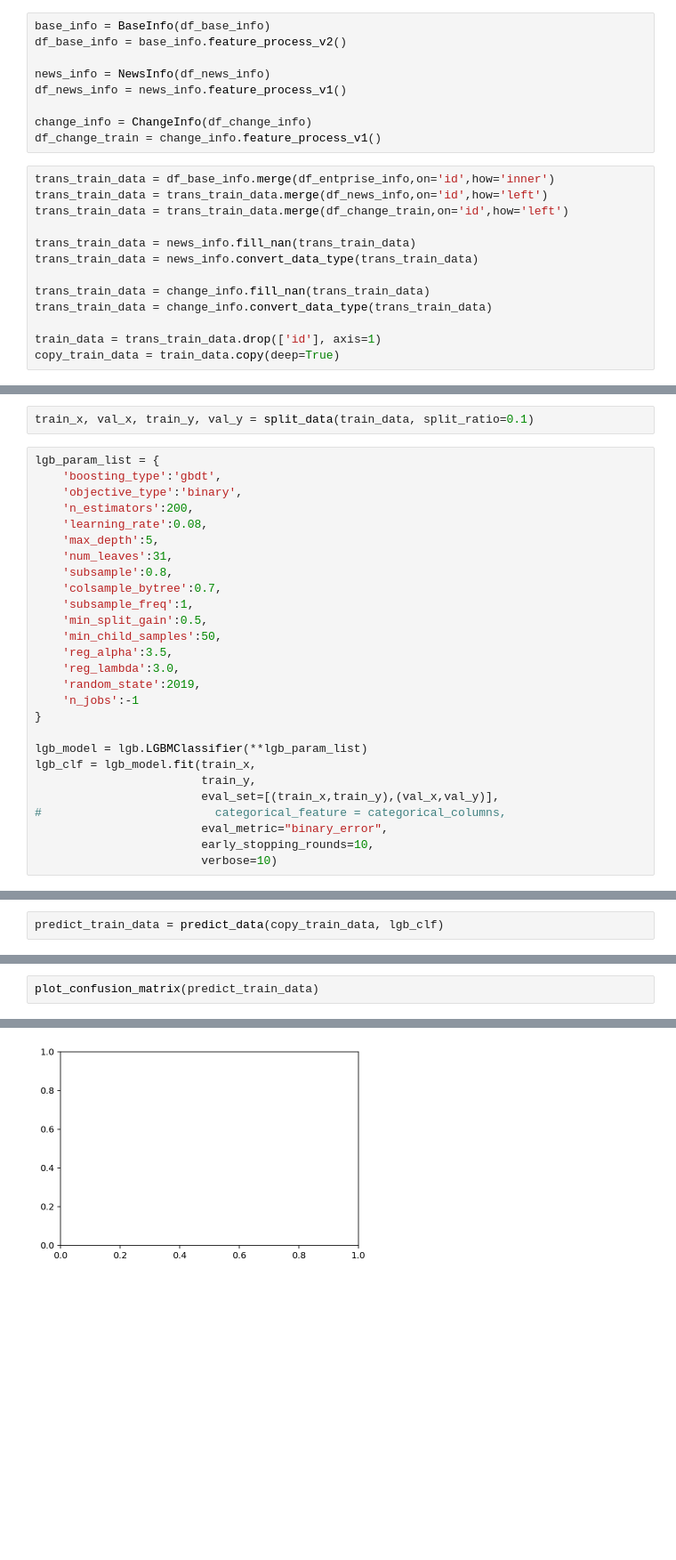
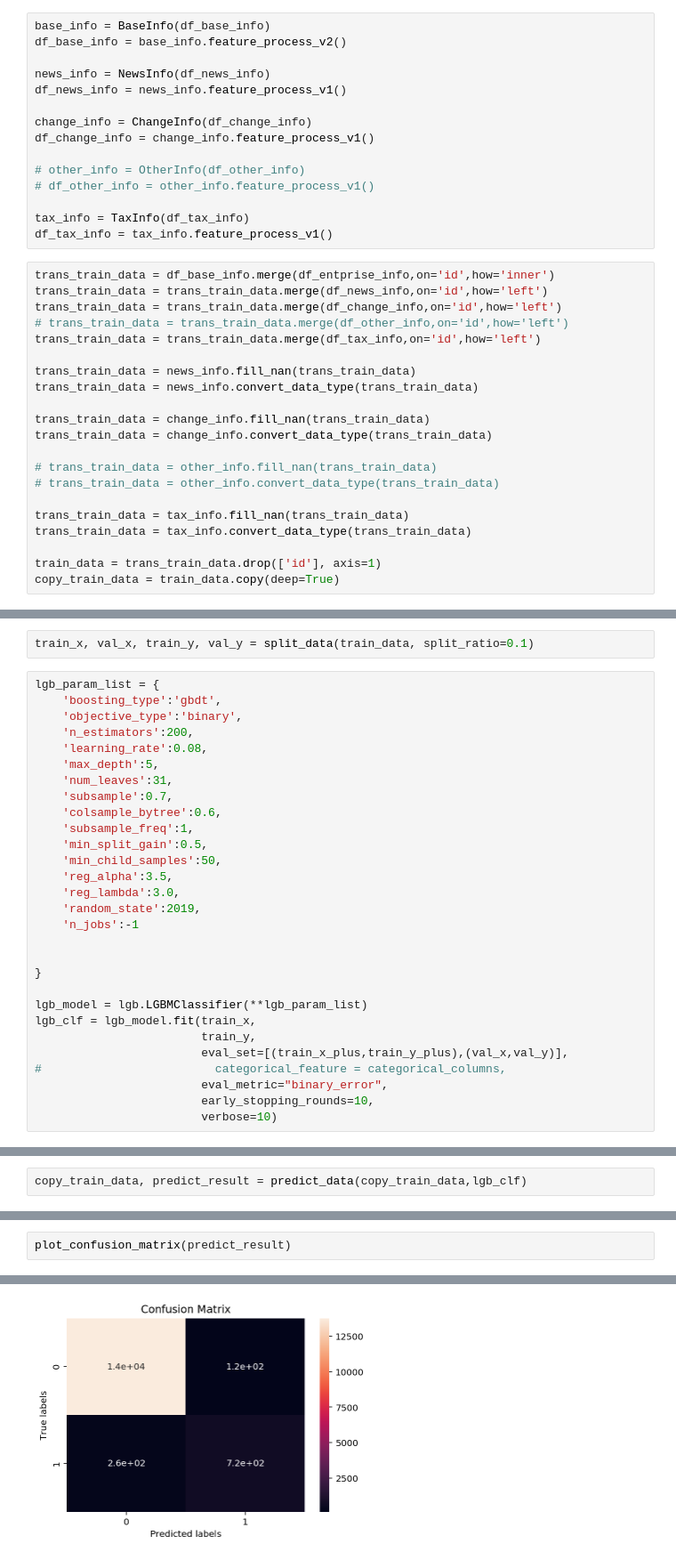
Before and after one commit to DingLuBJUT/DataMiningCompetition, a Jupyter notebook: Risk_Prediction_Of_Illegal_Fund_Raising/code/data_analysis.ipynb, the cells around one changed output, grey strips where cells are left out. Shown at 89% size. Drawn from its saved outputs; the diff is of its cells as text; blank space fills up the shorter version.

```diff
--- a/Risk_Prediction_Of_Illegal_Fund_Raising/code/data_analysis.ipynb
+++ b/Risk_Prediction_Of_Illegal_Fund_Raising/code/data_analysis.ipynb
@@ -610,11 +826,19 @@ news_info = NewsInfo(df_news_info)
 df_news_info = news_info.feature_process_v1()
 
 change_info = ChangeInfo(df_change_info)
-df_change_train = change_info.feature_process_v1()
+df_change_info = change_info.feature_process_v1()
+
+# other_info = OtherInfo(df_other_info)
+# df_other_info = other_info.feature_process_v1()
+
+tax_info = TaxInfo(df_tax_info)
+df_tax_info = tax_info.feature_process_v1()
 # %%
 trans_train_data = df_base_info.merge(df_entprise_info,on='id',how='inner')
 trans_train_data = trans_train_data.merge(df_news_info,on='id',how='left')
-trans_train_data = trans_train_data.merge(df_change_train,on='id',how='left')
+trans_train_data = trans_train_data.merge(df_change_info,on='id',how='left')
+# trans_train_data = trans_train_data.merge(df_other_info,on='id',how='left')
+trans_train_data = trans_train_data.merge(df_tax_info,on='id',how='left')
 
 trans_train_data = news_info.fill_nan(trans_train_data)
 trans_train_data = news_info.convert_data_type(trans_train_data)
@@ -622,5 +846,11 @@ trans_train_data = news_info.convert_data_type(trans_train_data)
 trans_train_data = change_info.fill_nan(trans_train_data)
 trans_train_data = change_info.convert_data_type(trans_train_data)
 
+# trans_train_data = other_info.fill_nan(trans_train_data)
+# trans_train_data = other_info.convert_data_type(trans_train_data)
+
+trans_train_data = tax_info.fill_nan(trans_train_data)
+trans_train_data = tax_info.convert_data_type(trans_train_data)
+
 train_data = trans_train_data.drop(['id'], axis=1)
 copy_train_data = train_data.copy(deep=True)
@@ -640,8 +866,8 @@ lgb_param_list = {
     'learning_rate':0.08,
     'max_depth':5,
     'num_leaves':31,
-    'subsample':0.8,
-    'colsample_bytree':0.7,
+    'subsample':0.7,
+    'colsample_bytree':0.6,
     'subsample_freq':1,
     'min_split_gain':0.5,
     'min_child_samples':50,
@@ -649,12 +875,14 @@ lgb_param_list = {
     'reg_lambda':3.0,
     'random_state':2019,
     'n_jobs':-1
+
+
 }
 
 lgb_model = lgb.LGBMClassifier(**lgb_param_list)
 lgb_clf = lgb_model.fit(train_x,
                         train_y,
-                        eval_set=[(train_x,train_y),(val_x,val_y)],
+                        eval_set=[(train_x_plus,train_y_plus),(val_x,val_y)],
 #                         categorical_feature = categorical_columns,
                         eval_metric="binary_error",
                         early_stopping_rounds=10,
@@ -697,2 +896,2 @@ data_frame = pd.concat([data_frame, pred.reset_index()], axis=1)
 # %%
-predict_train_data = predict_data(copy_train_data, lgb_clf)
+copy_train_data, predict_result = predict_data(copy_train_data,lgb_clf)
@@ -714,3 +898,3 @@ Index(['index', 'oplocdistrict', 'industryphy', 'industryco', 'dom', 'enttype',
 # %%
-plot_confusion_matrix(predict_train_data)
+plot_confusion_matrix(predict_result)
 # %% [output]
@@ -718 +905 @@ ValueError: Classification metrics can't handle a mix of multilabel-indicator an
-[figure, old version]
+[figure, new version]
```
Also changed, not shown: parts of 23 cells of this notebook, 2 other files.
